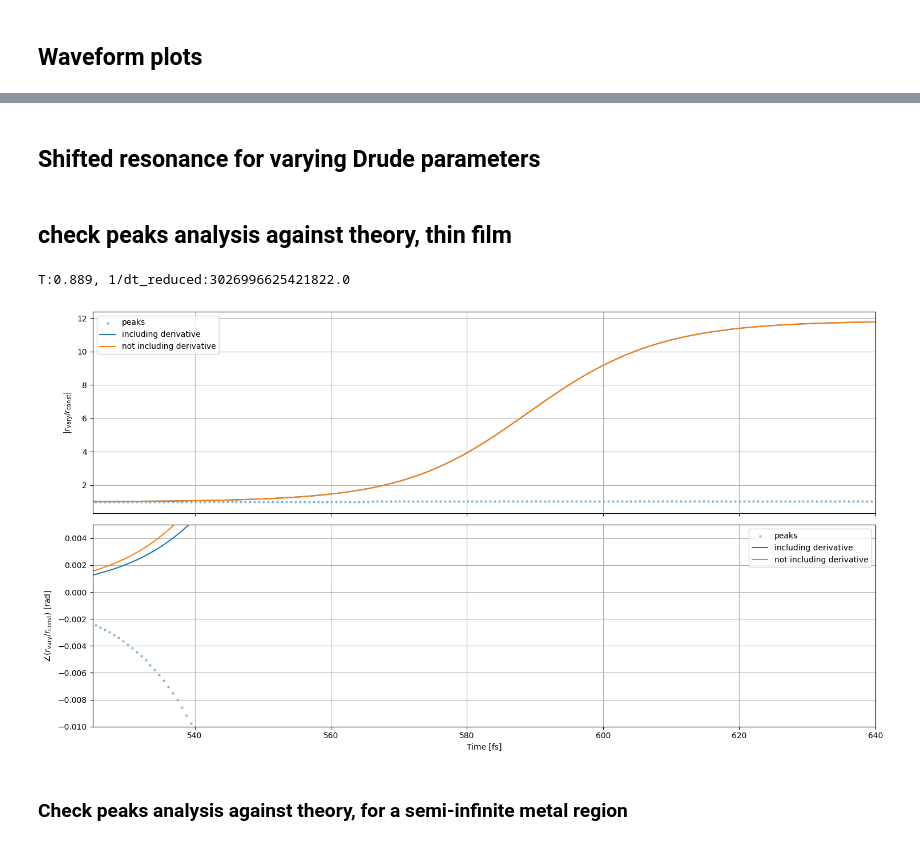
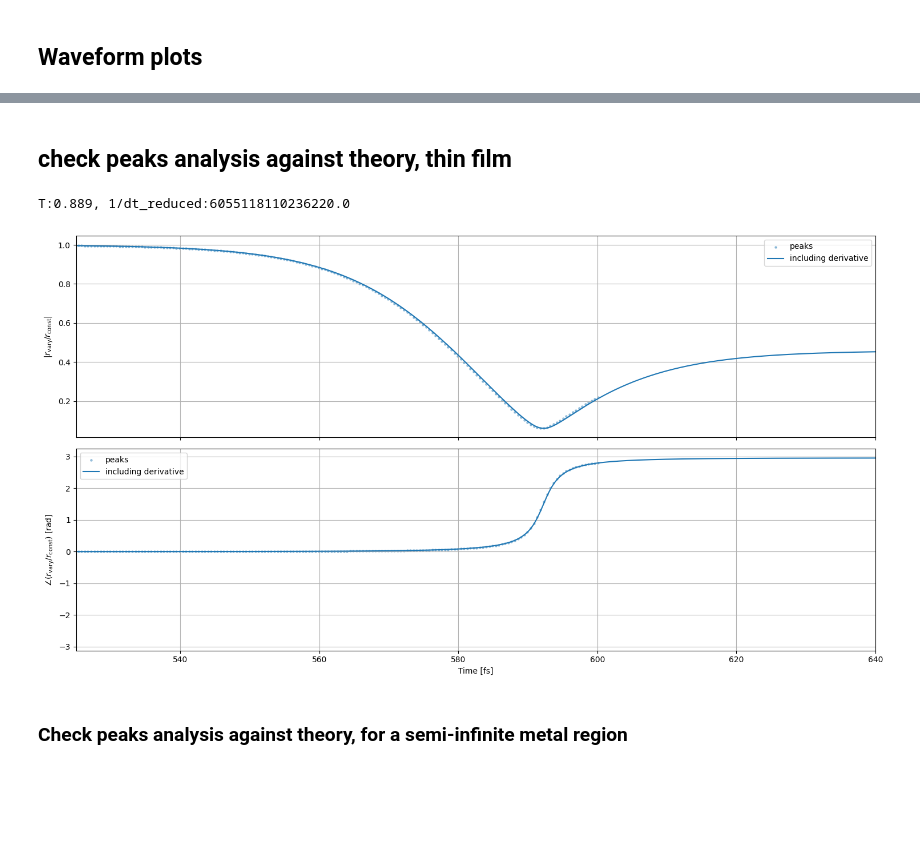
Before and after one commit to archis02/lightmatter, a Jupyter notebook: notebooks/Notebook_reflection_only.ipynb, the cells around one changed output, grey strips where cells are left out. Drawn from its saved outputs; the diff is of its cells as text; code cells hidden in the pictures; blank space fills up the shorter version.

```diff
--- a/notebooks/Notebook_reflection_only.ipynb
+++ b/notebooks/Notebook_reflection_only.ipynb
@@ -239,9 +249,9 @@ Simulation saved to: ../output/2026-06-01_reflection_compare_thick/vary/f0_850.0
 # dirname_vary = "2026-04-28_reflection_compare_constant_hires/vary/f0_750.0_step_dz_2.5"
 
 # low resolution
-f0_retr = 750.0
-dirname_const = f"2026-06-01_reflection_compare_thick/constant/f0_{f0_retr}_step_dz_10"
-dirname_vary = f"2026-06-01_reflection_compare_thick/vary/f0_{f0_retr}_step_dz_10"
+f0_retr = 1100.0
+dirname_const = f"2026-06-11_reflection_compare_thin/constant/f0_{f0_retr}_step_dz_5"
+dirname_vary = f"2026-06-11_reflection_compare_thin/vary/f0_{f0_retr}_step_dz_5"
 
 result_withfilm = load_simulation_run(f"../output/{dirname_const}/with_film",nosnaps=True)
 result_nofilm = load_simulation_run(f"../output/{dirname_const}/nofilm",nosnaps=True)
@@ -261,6 +271,7 @@ t_ax_retrieved = np.arange(Nt) * dt
 f0 = result_withfilm["pulse"].f0 * UNIT_F
 print(f"retrieved Pulse central frquency: {f0/UNIT_F} THz")
 thickness_retrieved = (result_withfilm['params'].metal_i1 - result_withfilm['params'].metal_i0) * result_withfilm['params'].dz * UNIT_L
+print(f"film thickness: {thickness_retrieved}")
 
 simulation_params_withfilm = result_withfilm['params']
 # %% [output]
@@ -367,2 +299,0 @@ plt.ylim((0.9, 1.05))
-# %% [markdown]
-## Shifted resonance for varying Drude parameters
@@ -402,8 +302,7 @@ plt.ylim((0.9, 1.05))
 # %%
 # perform a forward model check with the complex transfer function from the peak analysis
 
-from lightmatter.infer_drude_reflection import epsilon_drude
-from lightmatter.infer_drude_reflection import r_model_from_params
+from lightmatter.peak_analyzer_interpolate import epsilon_drude
 
 num_reflections = 100
 Nt_reduced = Nt//100
@@ -440,7 +339,7 @@ for i in range(Nt_reduced):
 # Check the expected reflection coefficient for a time-vary refractive index.
 
 del_eps_del_t = np.gradient(eps_drude,delta_t_grad)
-del2_eps_del_t2 = np.gradient(del_eps_del_t,delta_t_grad)
+# del2_eps_del_t2 = np.gradient(del_eps_del_t,delta_t_grad)
 
 n_sqr = eps_drude - 1.0j/omega_arr[0] * del_eps_del_t
 n_complex = np.sqrt(n_sqr)
@@ -464,5 +363,5 @@ r_complex_uncorrected = (0.5j*omega_arr[0]*thickness_retrieved / C0_SI)*(n_sqr_u
 
 r_ratio_uncorrected = r_complex_uncorrected / r_complex_const
 # %% [output]
-T:0.889, 1/dt_reduced:3026996625421822.0
+T:0.889, 1/dt_reduced:6055118110236220.0
 # %%
@@ -510,11 +409,11 @@ ax[0].plot(
     label="including derivative"
 )
 
-ax[0].plot(
-    t_theory_fs,
-    np.abs(r_ratio_uncorrected),
-    label="not including derivative"
-)
+# ax[0].plot(
+#     t_theory_fs,
+#     np.abs(r_ratio_uncorrected),
+#     label="not including derivative"
+# )
 
 ax[0].set_ylabel(r"$|r_{\mathrm{vary}}/r_{\mathrm{const}}|$")
 ax[0].legend()
@@ -525,40 +424,40 @@ ax[0].grid(True)
 
 
 # -------------------------------
 # Plot 2: Phase
 # -------------------------------
 ax[1].scatter(
     t_peaks_fs,
     np.angle(ratio_complex),
     s=5,
     alpha=0.4,
     label="peaks"
 )
 
 ax[1].plot(
     t_theory_fs,
     np.angle(r_ratio),
     label="including derivative"
 )
 
-ax[1].plot(
-    t_theory_fs,
-    np.angle(r_ratio_uncorrected),
-    label="not including derivative"
-)
+# ax[1].plot(
+#     t_theory_fs,
+#     np.angle(r_ratio_uncorrected),
+#     label="not including derivative"
+# )
 
 ax[1].set_xlabel("Time [fs]")
 ax[1].set_ylabel(r"$\angle(r_{\mathrm{vary}}/r_{\mathrm{const}})$ [rad]")
 ax[1].legend()
 ax[1].grid(True)
 
 ax[1].set_xlim((5.25e2, 6.4e2))
-ax[1].set_ylim((-0.01, 0.005))
+# ax[1].set_ylim((-0.001, 0.1))
 
 plt.tight_layout()
 plt.show()
 # %% [output]
-[figure, old version]
+[figure, new version]
 # %% [markdown]
 ### Check peaks analysis against theory, for a semi-infinite metal region
 # %%
```
Also changed, not shown: parts of 32 cells of this notebook, 3 other files.
